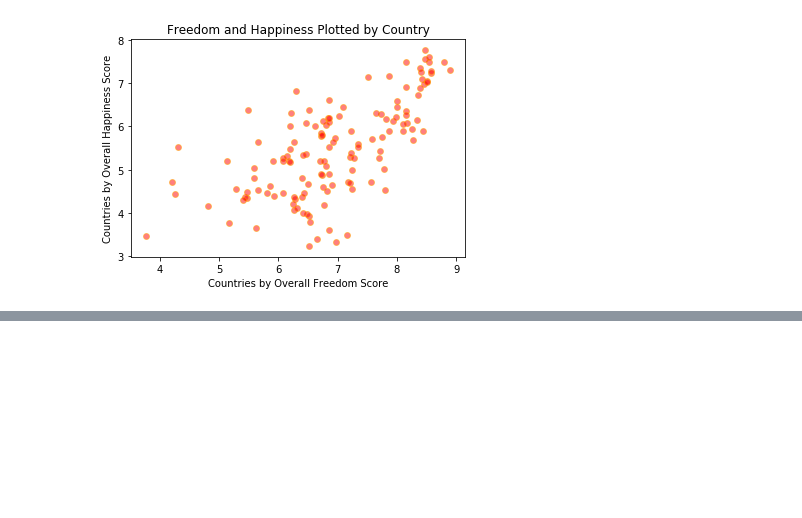
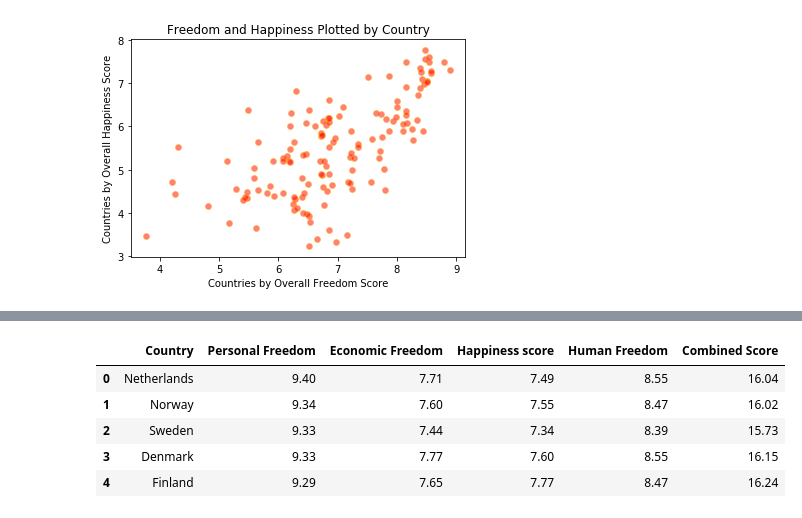
Before and after one commit to Faedra/Freedom-and-Happiness, a Jupyter notebook: thefunstuff/shannon_working_notebook.ipynb, the cells around one changed output, grey strips where cells are left out. Saved outputs shown, nothing was run; the diff lists cells and outputs as text; code cells hidden in the pictures; blank space fills up the shorter version.

```diff
--- a/thefunstuff/shannon_working_notebook.ipynb
+++ b/thefunstuff/shannon_working_notebook.ipynb
@@ -101,0 +102,12 @@ plt.show()
+# %%
+# Add Human Freedom Score + Happiness Score
+# Add Combined Score column to dataframe
+freedom_and_happiness["Combined Score"] = freedom_and_happiness["Happiness score"] + freedom_and_happiness["Human Freedom"]
+freedom_and_happiness.head()
+# %% [output]
+|  | Country | Personal Freedom | Economic Freedom | Happiness score | Human Freedom | Combined Score |
+| 0 | Netherlands | 9.40 | 7.71 | 7.49 | 8.55 | 16.04 |
+| 1 | Norway | 9.34 | 7.60 | 7.55 | 8.47 | 16.02 |
+| 2 | Sweden | 9.33 | 7.44 | 7.34 | 8.39 | 15.73 |
+| 3 | Denmark | 9.33 | 7.77 | 7.60 | 8.55 | 16.15 |
+| 4 | Finland | 9.29 | 7.65 | 7.77 | 8.47 | 16.24 |
```
Also changed, not shown: parts of 4 cells of this notebook.
